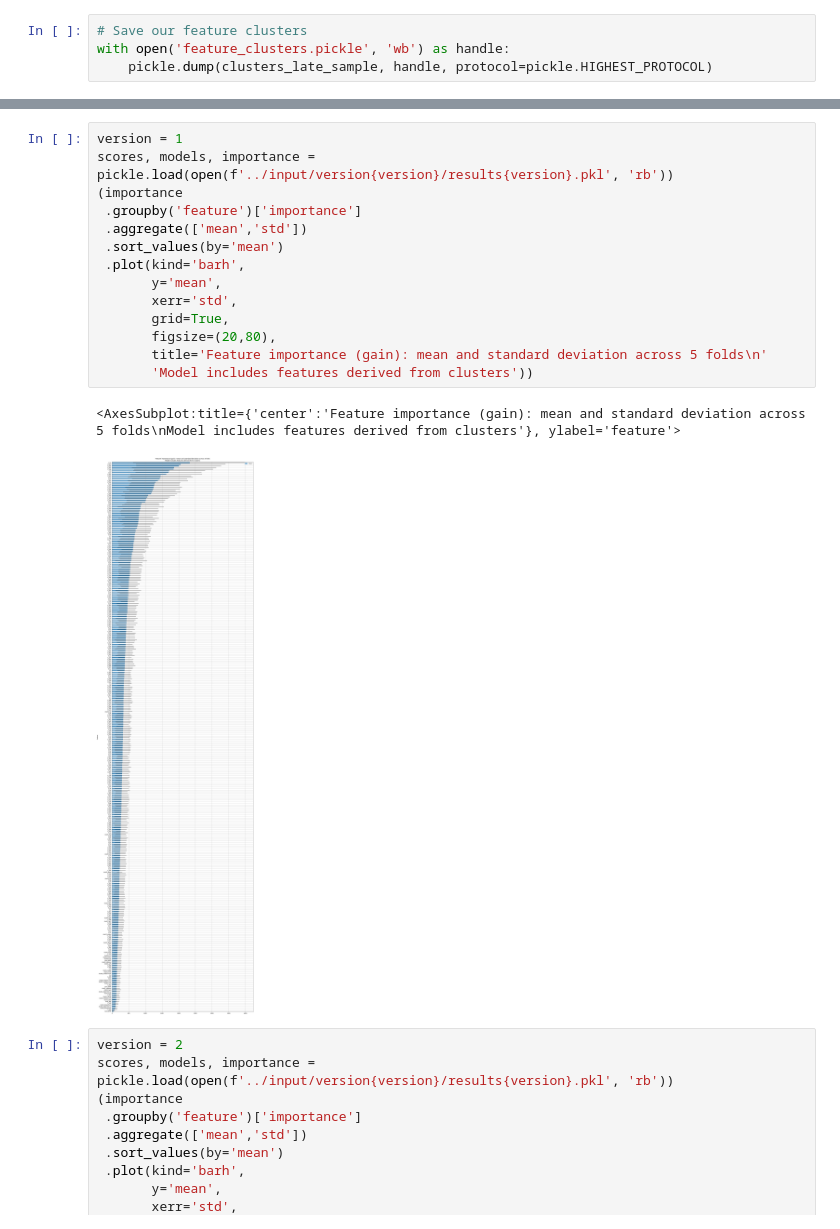
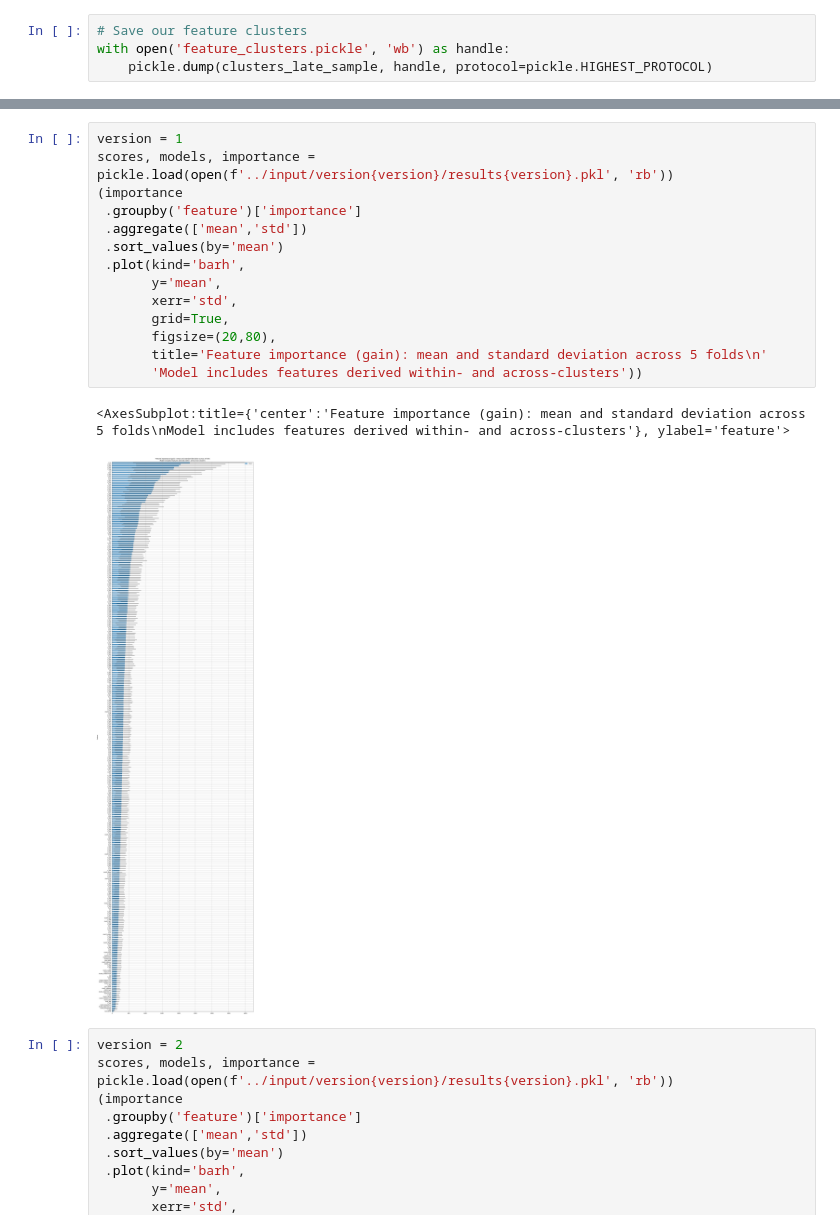
Before and after one commit to danielreuter/kaggle-ubiquant, a Jupyter notebook: ubiquant-competition-eda.ipynb, the cells around one changed output, grey strips where cells are left out. Cells and saved outputs as stored; diff of their text form.

```diff
--- a/ubiquant-competition-eda.ipynb
+++ b/ubiquant-competition-eda.ipynb
@@ -713,20 +713,20 @@ You can see that clustering doesn't help at all, and essentially none of the oth
 # %%
 version = 1
 scores, models, importance = pickle.load(open(f'../input/version{version}/results{version}.pkl', 'rb'))
 (importance
  .groupby('feature')['importance']
  .aggregate(['mean','std'])
  .sort_values(by='mean')
  .plot(kind='barh',
        y='mean',
        xerr='std',
        grid=True,
        figsize=(20,80),
        title='Feature importance (gain): mean and standard deviation across 5 folds\n'
-       'Model includes features derived from clusters'))
+       'Model includes features derived within- and across-clusters'))
 # %% [output]
-<AxesSubplot:title={'center':'Feature importance (gain): mean and standard deviation across 5 folds\nModel includes features derived from clusters'}, ylabel='feature'>
+<AxesSubplot:title={'center':'Feature importance (gain): mean and standard deviation across 5 folds\nModel includes features derived within- and across-clusters'}, ylabel='feature'>
-[figure, old version]
+[figure, new version]
 # %%
 version = 2
 scores, models, importance = pickle.load(open(f'../input/version{version}/results{version}.pkl', 'rb'))
```
Also changed, not shown: parts of 18 cells of this notebook.
